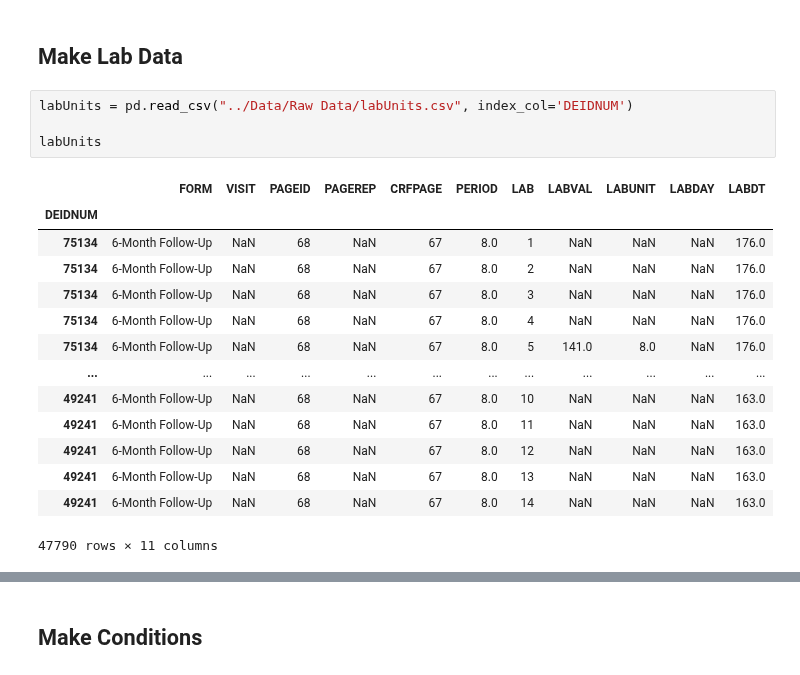
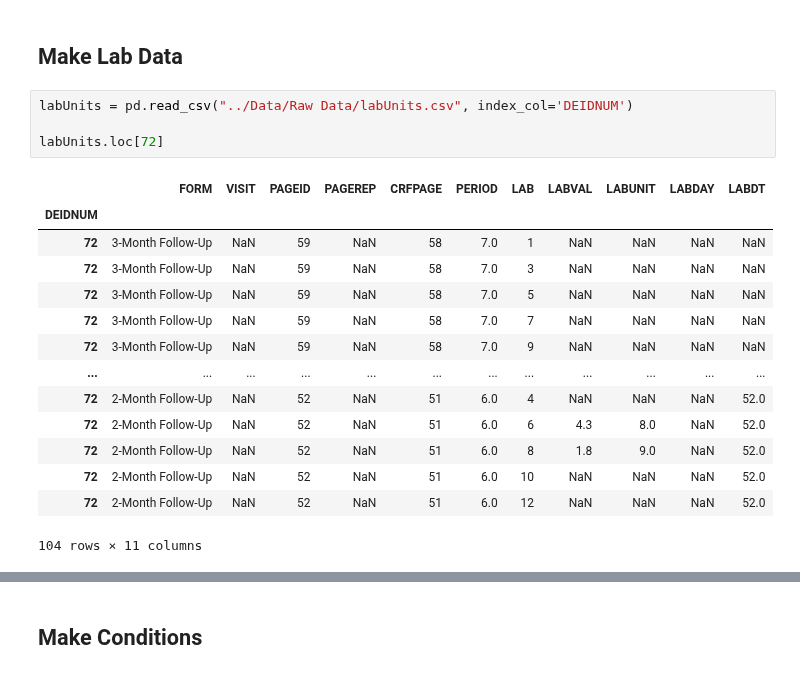
Before and after one commit to jozieLamp/CARNA, a Jupyter notebook: Score Label Preprocessing/ESCAPE Data Preprocessing.ipynb, the cells around one changed output, grey strips where cells are left out. Cells and saved outputs as stored; diff of their text form.

```diff
--- a/Score Label Preprocessing/ESCAPE Data Preprocessing.ipynb
+++ b/Score Label Preprocessing/ESCAPE Data Preprocessing.ipynb
@@ -138,19 +138,19 @@ medData.head(10)
 # %%
 labUnits = pd.read_csv("../Data/Raw Data/labUnits.csv", index_col='DEIDNUM')
 
-labUnits
+labUnits.loc[72]
 # %% [output]
 |  | FORM | VISIT | PAGEID | PAGEREP | CRFPAGE | PERIOD | LAB | LABVAL | LABUNIT | LABDAY | LABDT |
 | DEIDNUM |  |  |  |  |  |  |  |  |  |  |  |
-| 75134 | 6-Month Follow-Up | NaN | 68 | NaN | 67 | 8.0 | 1 | NaN | NaN | NaN | 176.0 |
-| 75134 | 6-Month Follow-Up | NaN | 68 | NaN | 67 | 8.0 | 2 | NaN | NaN | NaN | 176.0 |
-| 75134 | 6-Month Follow-Up | NaN | 68 | NaN | 67 | 8.0 | 3 | NaN | NaN | NaN | 176.0 |
-| 75134 | 6-Month Follow-Up | NaN | 68 | NaN | 67 | 8.0 | 4 | NaN | NaN | NaN | 176.0 |
-| 75134 | 6-Month Follow-Up | NaN | 68 | NaN | 67 | 8.0 | 5 | 141.0 | 8.0 | NaN | 176.0 |
+| 72 | 3-Month Follow-Up | NaN | 59 | NaN | 58 | 7.0 | 1 | NaN | NaN | NaN | NaN |
+| 72 | 3-Month Follow-Up | NaN | 59 | NaN | 58 | 7.0 | 3 | NaN | NaN | NaN | NaN |
+| 72 | 3-Month Follow-Up | NaN | 59 | NaN | 58 | 7.0 | 5 | NaN | NaN | NaN | NaN |
+| 72 | 3-Month Follow-Up | NaN | 59 | NaN | 58 | 7.0 | 7 | NaN | NaN | NaN | NaN |
+| 72 | 3-Month Follow-Up | NaN | 59 | NaN | 58 | 7.0 | 9 | NaN | NaN | NaN | NaN |
 | ... | ... | ... | ... | ... | ... | ... | ... | ... | ... | ... | ... |
-| 49241 | 6-Month Follow-Up | NaN | 68 | NaN | 67 | 8.0 | 10 | NaN | NaN | NaN | 163.0 |
-| 49241 | 6-Month Follow-Up | NaN | 68 | NaN | 67 | 8.0 | 11 | NaN | NaN | NaN | 163.0 |
-| 49241 | 6-Month Follow-Up | NaN | 68 | NaN | 67 | 8.0 | 12 | NaN | NaN | NaN | 163.0 |
-| 49241 | 6-Month Follow-Up | NaN | 68 | NaN | 67 | 8.0 | 13 | NaN | NaN | NaN | 163.0 |
-| 49241 | 6-Month Follow-Up | NaN | 68 | NaN | 67 | 8.0 | 14 | NaN | NaN | NaN | 163.0 |
+| 72 | 2-Month Follow-Up | NaN | 52 | NaN | 51 | 6.0 | 4 | NaN | NaN | NaN | 52.0 |
+| 72 | 2-Month Follow-Up | NaN | 52 | NaN | 51 | 6.0 | 6 | 4.3 | 8.0 | NaN | 52.0 |
+| 72 | 2-Month Follow-Up | NaN | 52 | NaN | 51 | 6.0 | 8 | 1.8 | 9.0 | NaN | 52.0 |
+| 72 | 2-Month Follow-Up | NaN | 52 | NaN | 51 | 6.0 | 10 | NaN | NaN | NaN | 52.0 |
+| 72 | 2-Month Follow-Up | NaN | 52 | NaN | 51 | 6.0 | 12 | NaN | NaN | NaN | 52.0 |
-47790 rows × 11 columns
+104 rows × 11 columns
```
Also changed, not shown: parts of 11 cells of this notebook, 4 other files.
